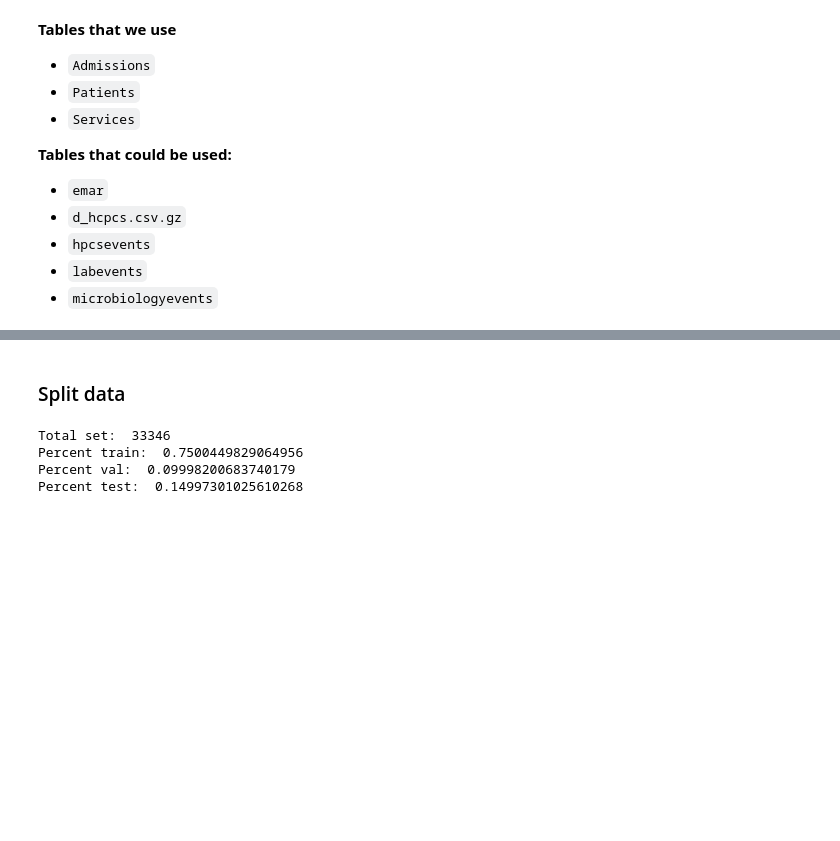
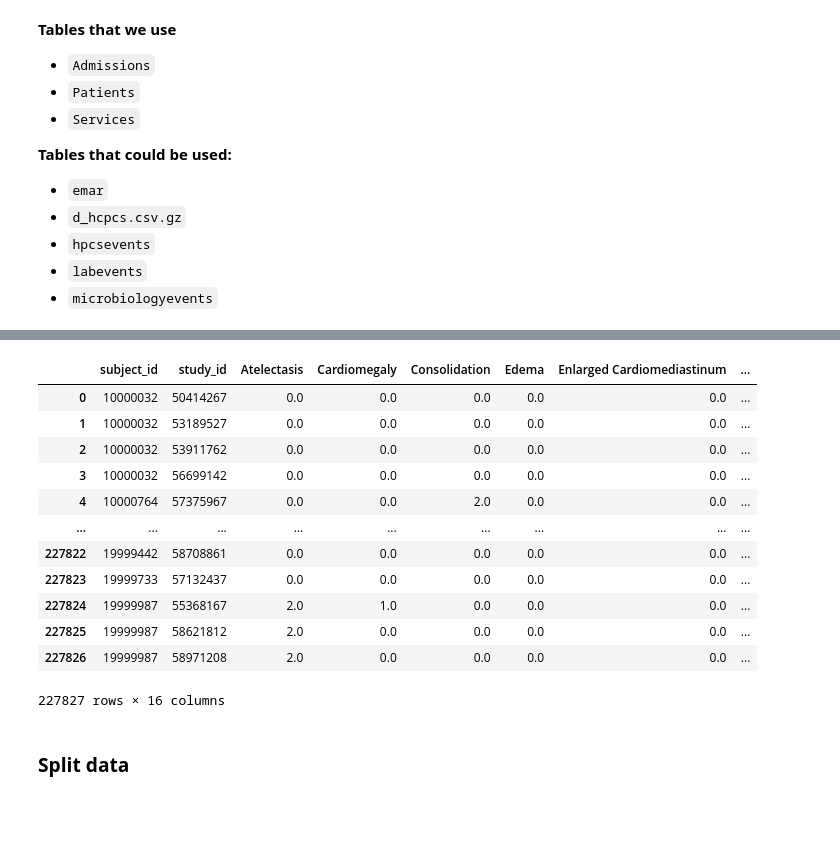
Before and after one commit to silviiaromanato/biomed-team4, a Jupyter notebook: multimodal/preprocessing.ipynb, the cells around one changed output, grey strips where cells are left out. Drawn from its saved outputs; the diff is of its cells as text; code cells hidden in the pictures; blank space fills up the shorter version.

```diff
--- a/multimodal/preprocessing.ipynb
+++ b/multimodal/preprocessing.ipynb
@@ -40,12 +58,23 @@ tab_data = preprocess_data()
+# %%
+labels
+# %% [output]
+|  | subject_id | study_id | Atelectasis | Cardiomegaly | Consolidation | Edema | Enlarged Cardiomediastinum | ... |
+| 0 | 10000032 | 50414267 | 0.0 | 0.0 | 0.0 | 0.0 | 0.0 | ... |
+| 1 | 10000032 | 53189527 | 0.0 | 0.0 | 0.0 | 0.0 | 0.0 | ... |
+| 2 | 10000032 | 53911762 | 0.0 | 0.0 | 0.0 | 0.0 | 0.0 | ... |
+| 3 | 10000032 | 56699142 | 0.0 | 0.0 | 0.0 | 0.0 | 0.0 | ... |
+| 4 | 10000764 | 57375967 | 0.0 | 0.0 | 2.0 | 0.0 | 0.0 | ... |
+| ... | ... | ... | ... | ... | ... | ... | ... | ... |
+| 227822 | 19999442 | 58708861 | 0.0 | 0.0 | 0.0 | 0.0 | 0.0 | ... |
+| 227823 | 19999733 | 57132437 | 0.0 | 0.0 | 0.0 | 0.0 | 0.0 | ... |
+| 227824 | 19999987 | 55368167 | 2.0 | 1.0 | 0.0 | 0.0 | 0.0 | ... |
+| 227825 | 19999987 | 58621812 | 2.0 | 0.0 | 0.0 | 0.0 | 0.0 | ... |
+| 227826 | 19999987 | 58971208 | 2.0 | 0.0 | 0.0 | 0.0 | 0.0 | ... |
+227827 rows × 16 columns
 # %% [markdown]
-### Split data
+### **Split data**
 # %%
-tab_data_train, tab_data_val, tab_data_test, labels_train, labels_val, labels_test = split_data(tab_data)
+tab_data_train, tab_data_val, tab_data_test, labels_train, labels_val, labels_test = split(tabular, labels)
-# %% [output]
-Total set:  33346
-Percent train:  0.7500449829064956
-Percent val:  0.09998200683740179
-Percent test:  0.14997301025610268
 # %% [markdown]
 ##
 # %% [markdown]
```
Also changed, not shown: parts of 4 cells of this notebook, 2 other files.
